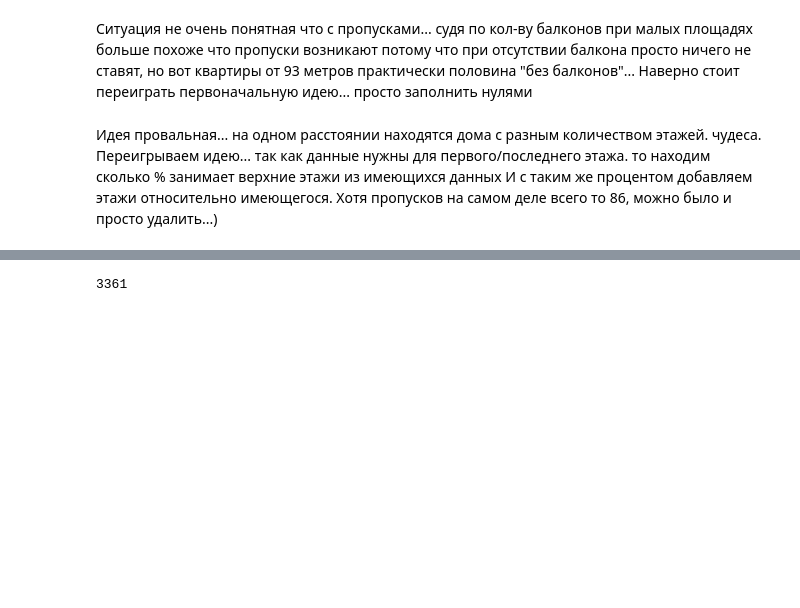
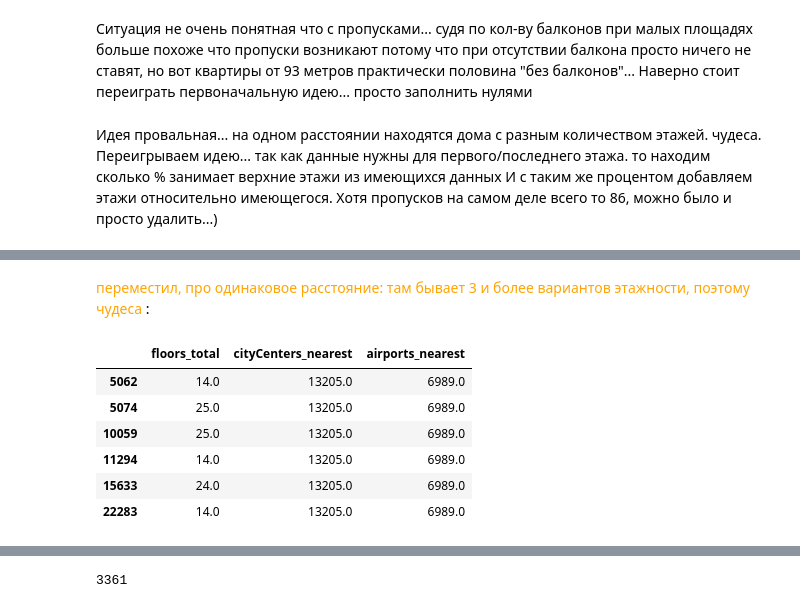
Before and after one commit to mangustik228/project_ds_3, a Jupyter notebook: project_3.ipynb, the cells around one changed output, grey strips where cells are left out. Saved outputs shown, nothing was run; the diff lists cells and outputs as text; code cells hidden in the pictures; blank space fills up the shorter version.

```diff
--- a/project_3.ipynb
+++ b/project_3.ipynb
@@ -341,3 +343,16 @@ data_group = df.pivot_table(index=['distance_for_floors'], values=['floors_total
 Почему? Дома иногда группами строят, а расстояние замеряют от центра двора. Или такое еще может быть:
 ![image.png](attachment:image.png)
 </div>
+# %% [markdown]
+<span style="color:orange"> переместил, про одинаковое расстояние: там бывает 3 и более вариантов этажности, поэтому чудеса </span>:
+# %%
+# Просто пример
+df[['floors_total','cityCenters_nearest','airports_nearest']].query('cityCenters_nearest == 13205 and airports_nearest == 6989')
+# %% [output]
+|  | floors_total | cityCenters_nearest | airports_nearest |
+| 5062 | 14.0 | 13205.0 | 6989.0 |
+| 5074 | 25.0 | 13205.0 | 6989.0 |
+| 10059 | 25.0 | 13205.0 | 6989.0 |
+| 11294 | 14.0 | 13205.0 | 6989.0 |
+| 15633 | 24.0 | 13205.0 | 6989.0 |
+| 22283 | 14.0 | 13205.0 | 6989.0 |
```
Also changed, not shown: parts of 31 cells of this notebook.
